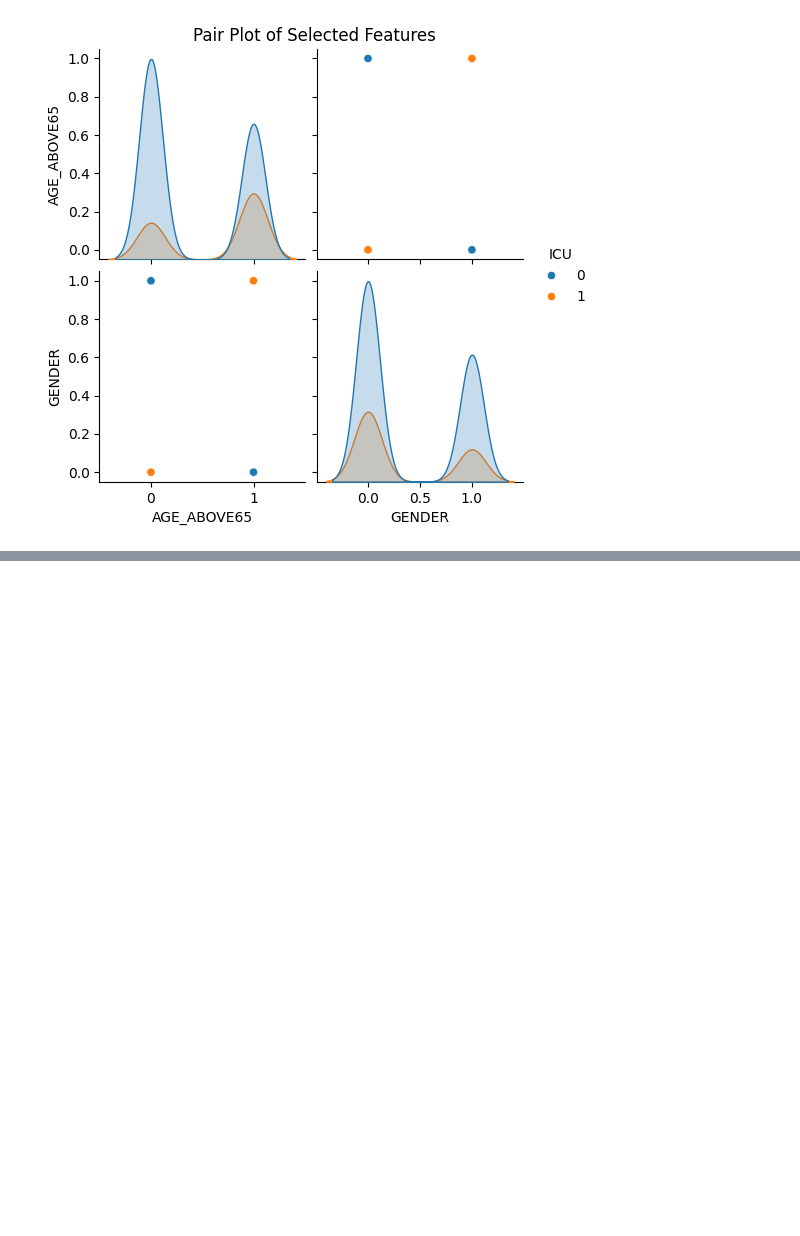
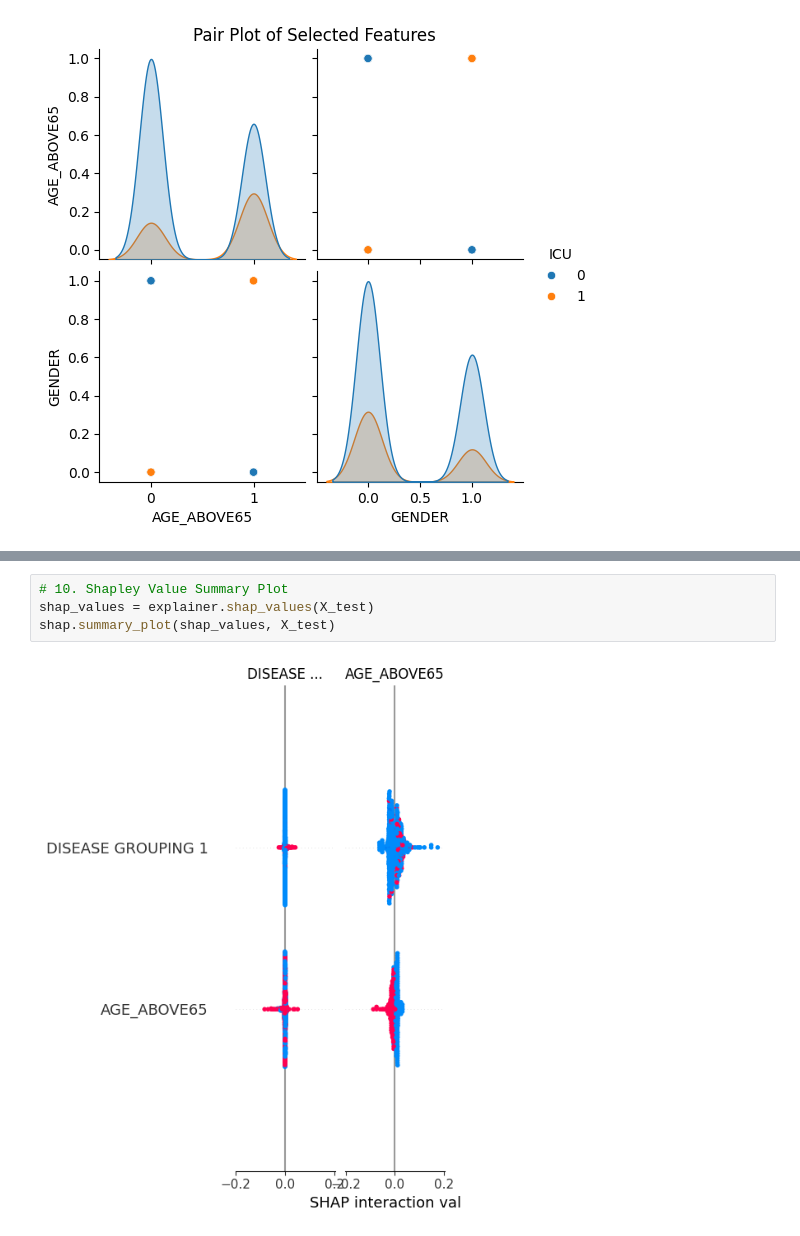
Before and after one commit to JenniferLA/Capstone_Covid, a Jupyter notebook: Capstone.ipynb, the cells around one changed output, grey strips where cells are left out. Drawn from its saved outputs; the diff is of its cells as text; blank space fills up the shorter version.

```diff
--- a/Capstone.ipynb
+++ b/Capstone.ipynb
@@ -257,0 +281,6 @@ plt.show()
+# %%
+# 10. Shapley Value Summary Plot
+shap_values = explainer.shap_values(X_test)
+shap.summary_plot(shap_values, X_test)
+# %% [output]
+[figure, added]
```
Also changed, not shown: parts of 12 cells of this notebook.
